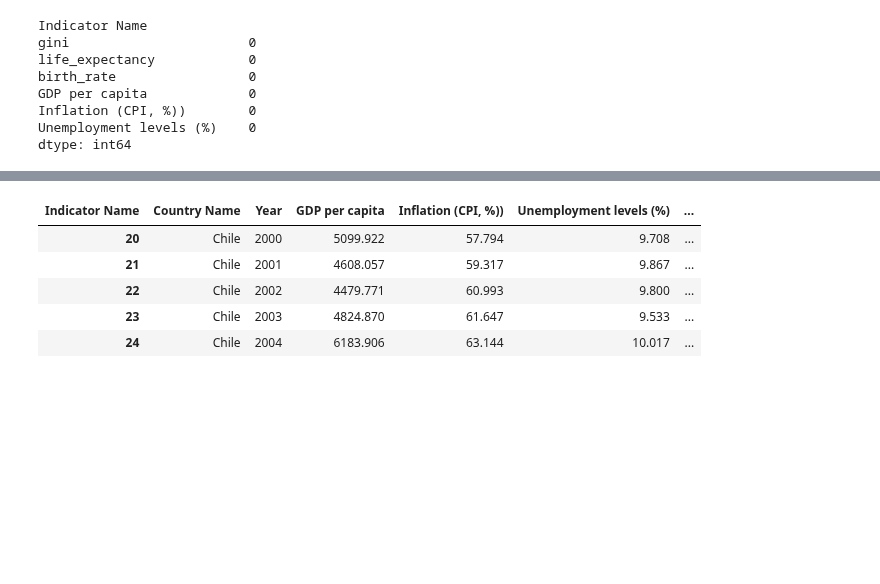
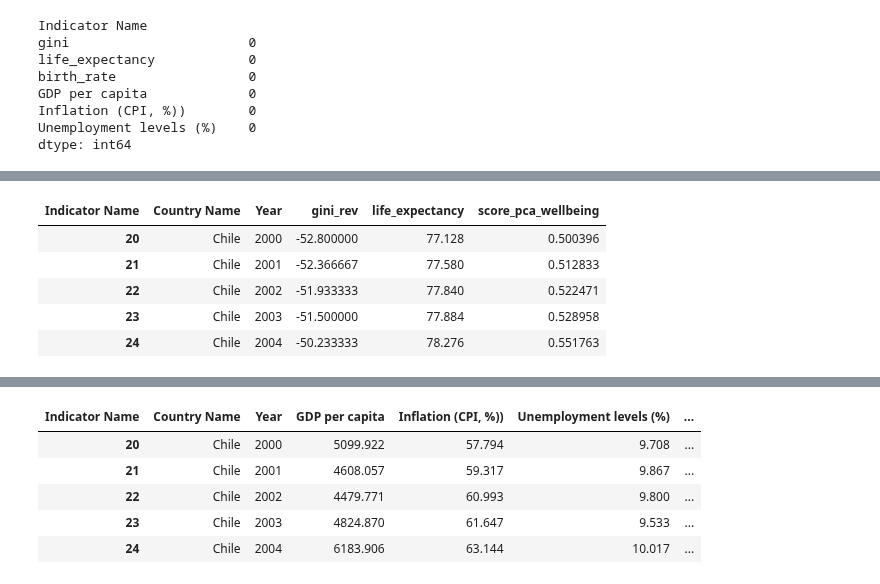
Before and after one commit to MDYCK12/Well-Being-Economics-, a Jupyter notebook: Notebooks/Katharina2 copy.ipynb, the cells around one changed output, grey strips where cells are left out. Drawn from its saved outputs; the diff is of its cells as text; code cells hidden in the pictures; blank space fills up the shorter version.

```diff
--- a/Notebooks/Katharina2 copy.ipynb
+++ b/Notebooks/Katharina2 copy.ipynb
@@ -304,0 +285,9 @@ PCA Weights Well Being:
+# %%
+pivot_econ_wellbeing[["Country Name", "Year", "gini_rev", "life_expectancy","score_pca_wellbeing"]].head()
+# %% [output]
+| Indicator Name | Country Name | Year | gini_rev | life_expectancy | score_pca_wellbeing |
+| 20 | Chile | 2000 | -52.800000 | 77.128 | 0.500396 |
+| 21 | Chile | 2001 | -52.366667 | 77.580 | 0.512833 |
+| 22 | Chile | 2002 | -51.933333 | 77.840 | 0.522471 |
+| 23 | Chile | 2003 | -51.500000 | 77.884 | 0.528958 |
+| 24 | Chile | 2004 | -50.233333 | 78.276 | 0.551763 |
```
Also changed, not shown: parts of 15 cells of this notebook, 2 other files.
